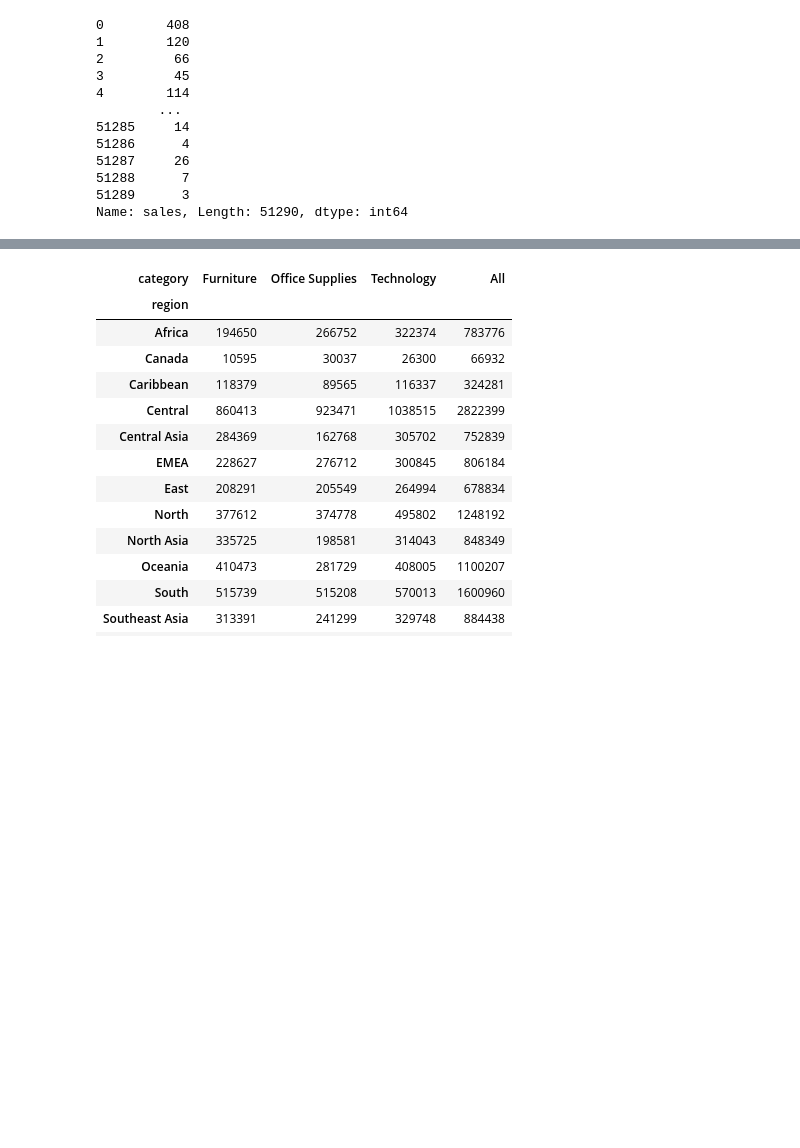
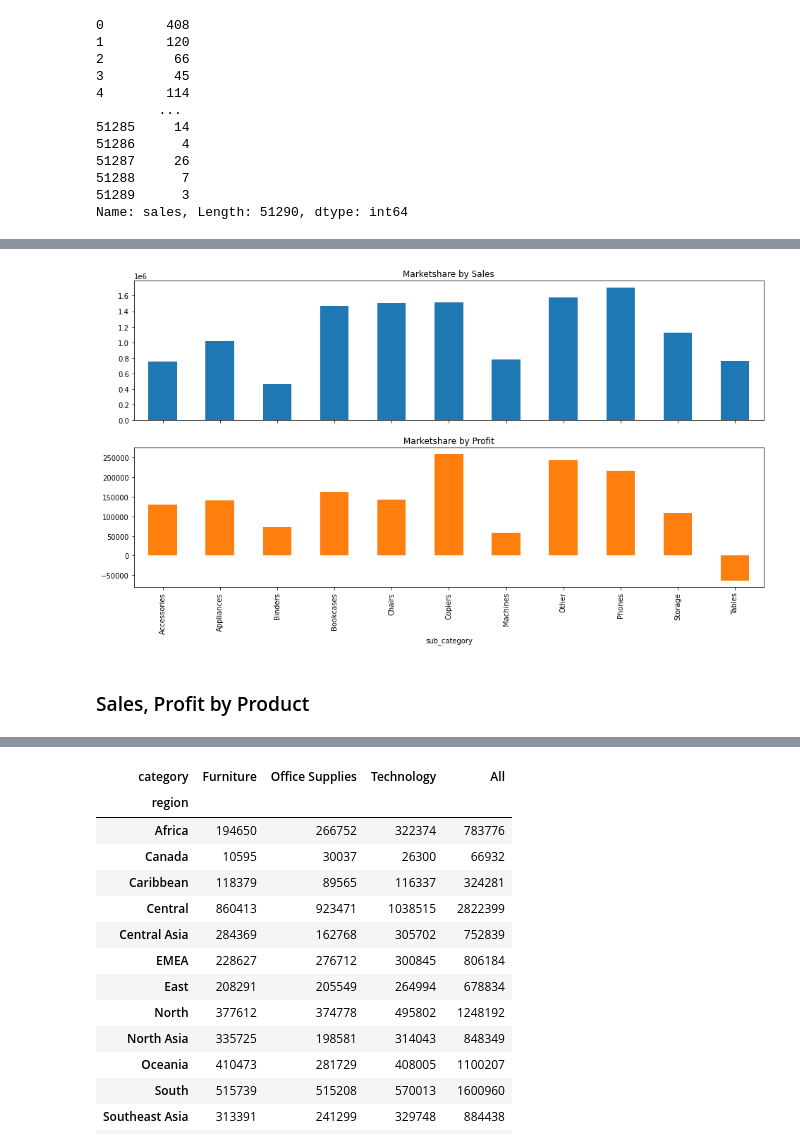
Before and after one commit to Praxis-QR/PythonForManagers, a Jupyter notebook: Superstore_Sales_Data_Analysis_2023.ipynb, the cells around one changed output, grey strips where cells are left out. Cells and saved outputs as stored; diff of their text form; code cells hidden in the pictures; blank space fills up the shorter version.

```diff
--- a/Superstore_Sales_Data_Analysis_2023.ipynb
+++ b/Superstore_Sales_Data_Analysis_2023.ipynb
@@ -257,0 +205,3 @@ dfS3K.groupby('product_name').sum()[AllFacts].sort_values('profit',axis=0, ascen
+# %%
+Top10SubCat = list(dfS3K.groupby('sub_category').sum()[Facts].sort_values('sales',axis=0, ascending= False).head(10).index)
+Top10SubCat
@@ -257,0 +219,7 @@ dfS3K.groupby('product_name').sum()[AllFacts].sort_values('profit',axis=0, ascen
+# %%
+# Replace nonTop10Country names with OTHER
+dfCopy = dfS3K.copy()
+dfCopy.loc[~dfCopy['sub_category'].isin(Top10SubCat),'sub_category'] = 'Other'
+
+# Countries with maximum sales
+dfCopy.groupby('sub_category').sum()[Facts].sort_values('sales',axis=0, ascending= False).round(decimals = 2)
@@ -257,0 +240,11 @@ dfS3K.groupby('product_name').sum()[AllFacts].sort_values('profit',axis=0, ascen
+# %%
+# Plot a chart
+UsedFacts = ['sales','profit']
+dfCopy.groupby('sub_category').sum()[UsedFacts].round(decimals = 2).\
+plot(subplots=True, kind='bar', figsize=(16, 8), title = ['Marketshare by Sales','Marketshare by Profit'], legend=False);
+
+#since sub_cat Tables shows a loss, a negative profit, a pie-chart cannot be drawn, hence bar chart used
+# %% [output]
+[figure, added]
+# %% [markdown]
+### Sales, Profit by Product
```
Also changed, not shown: parts of 47 cells of this notebook.
